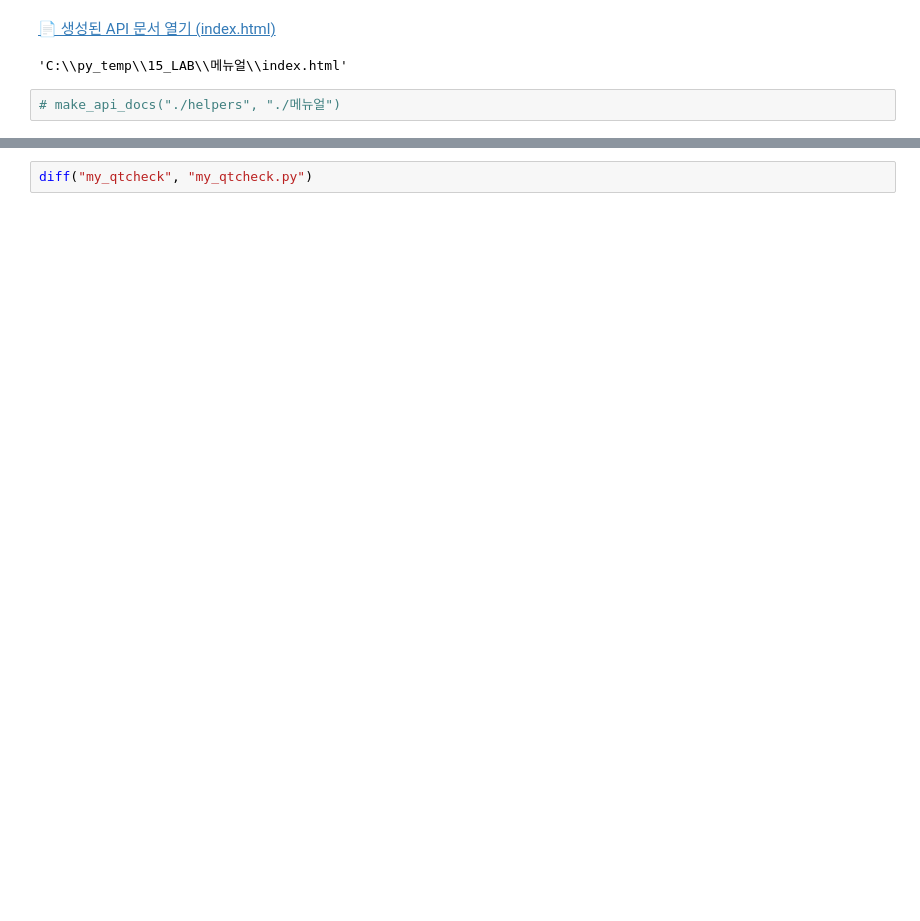
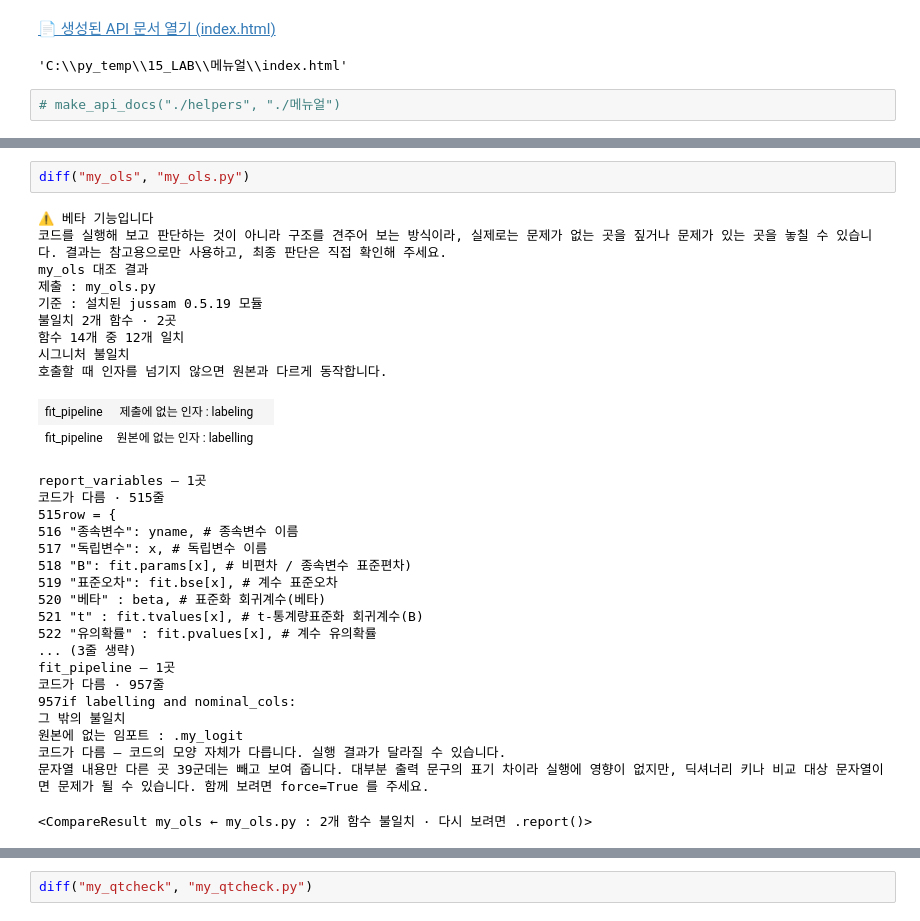
Before and after one commit to choi-yeonju/Python-Basics, a Jupyter notebook: helpers/정합성검사.ipynb, the cells around one changed output, grey strips where cells are left out. Drawn from its saved outputs; the diff is of its cells as text; blank space fills up the shorter version.

```diff
--- a/helpers/정합성검사.ipynb
+++ b/helpers/정합성검사.ipynb
@@ -65,0 +56,33 @@ diff("my_stats", "my_stats.py")
+# %%
+diff("my_ols", "my_ols.py")
+# %% [output]
+⚠️ 베타 기능입니다
+코드를 실행해 보고 판단하는 것이 아니라 구조를 견주어 보는 방식이라, 실제로는 문제가 없는 곳을 짚거나 문제가 있는 곳을 놓칠 수 있습니다. 결과는 참고용으로만 사용하고, 최종 판단은 직접 확인해 주세요.
+my_ols 대조 결과
+제출 : my_ols.py
+기준 : 설치된 jussam 0.5.19 모듈
+불일치 2개 함수 · 2곳
+함수 14개 중 12개 일치
+시그니처 불일치
+호출할 때 인자를 넘기지 않으면 원본과 다르게 동작합니다.
+| fit_pipeline | 제출에 없는 인자 : labeling |  |
+| fit_pipeline | 원본에 없는 인자 : labelling |  |
+report_variables — 1곳
+코드가 다름 · 515줄
+515row = {
+516 "종속변수": yname, # 종속변수 이름
+517 "독립변수": x, # 독립변수 이름
+518 "B": fit.params[x], # 비편차 / 종속변수 표준편차)
+519 "표준오차": fit.bse[x], # 계수 표준오차
+520 "베타" : beta, # 표준화 회귀계수(베타)
+521 "t" : fit.tvalues[x], # t-통계량표준화 회귀계수(B)
+522 "유의확률" : fit.pvalues[x], # 계수 유의확률
+... (3줄 생략)
+fit_pipeline — 1곳
+코드가 다름 · 957줄
+957if labelling and nominal_cols:
+그 밖의 불일치
+원본에 없는 임포트 : .my_logit
+코드가 다름 — 코드의 모양 자체가 다릅니다. 실행 결과가 달라질 수 있습니다.
+문자열 내용만 다른 곳 39군데는 빼고 보여 줍니다. 대부분 출력 문구의 표기 차이라 실행에 영향이 없지만, 딕셔너리 키나 비교 대상 문자열이면 문제가 될 수 있습니다. 함께 보려면 force=True 를 주세요.
+<CompareResult my_ols ← my_ols.py : 2개 함수 불일치 · 다시 보려면 .report()>
```
Also changed, not shown: parts of 15 cells of this notebook.
